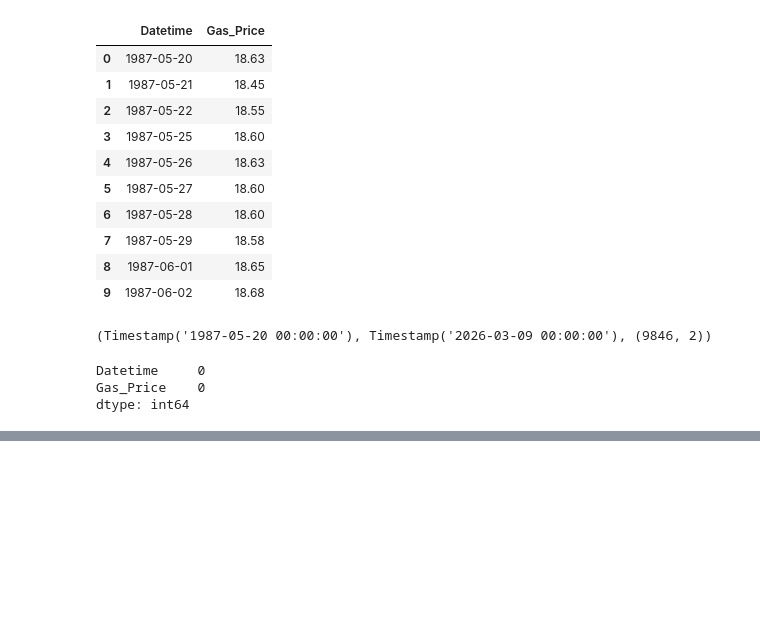
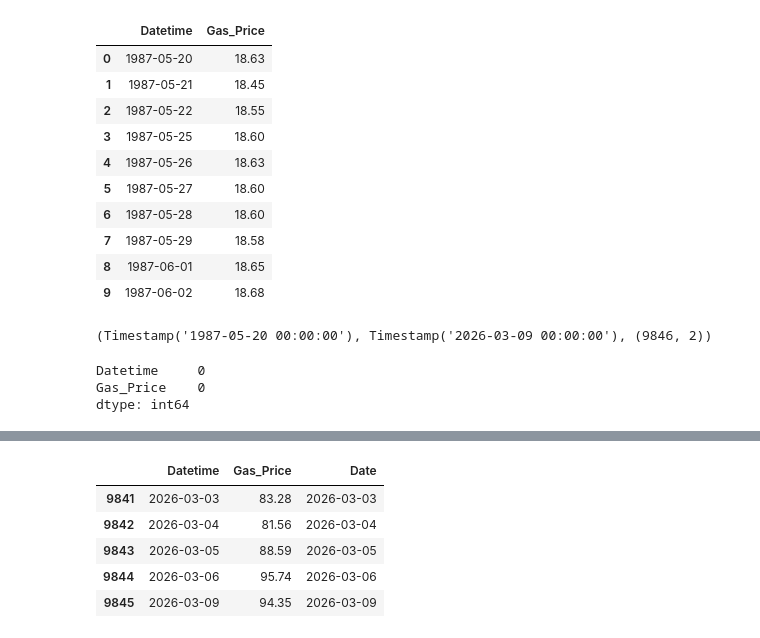
Before and after one commit to Pandey5146/gb_power-price_model, a Jupyter notebook: notebooks/02_query_sqlite.ipynb, the cells around one changed output, grey strips where cells are left out. Cells and saved outputs as stored; diff of their text form; code cells hidden in the pictures; blank space fills up the shorter version.

```diff
--- a/notebooks/02_query_sqlite.ipynb
+++ b/notebooks/02_query_sqlite.ipynb
@@ -1180,0 +1247,9 @@ dtype: int64
+# %%
+gas.tail()
+# %% [output]
+|  | Datetime | Gas_Price | Date |
+| 9841 | 2026-03-03 | 83.28 | 2026-03-03 |
+| 9842 | 2026-03-04 | 81.56 | 2026-03-04 |
+| 9843 | 2026-03-05 | 88.59 | 2026-03-05 |
+| 9844 | 2026-03-06 | 95.74 | 2026-03-06 |
+| 9845 | 2026-03-09 | 94.35 | 2026-03-09 |
```
Also changed, not shown: parts of 25 cells of this notebook, 24 other files.
